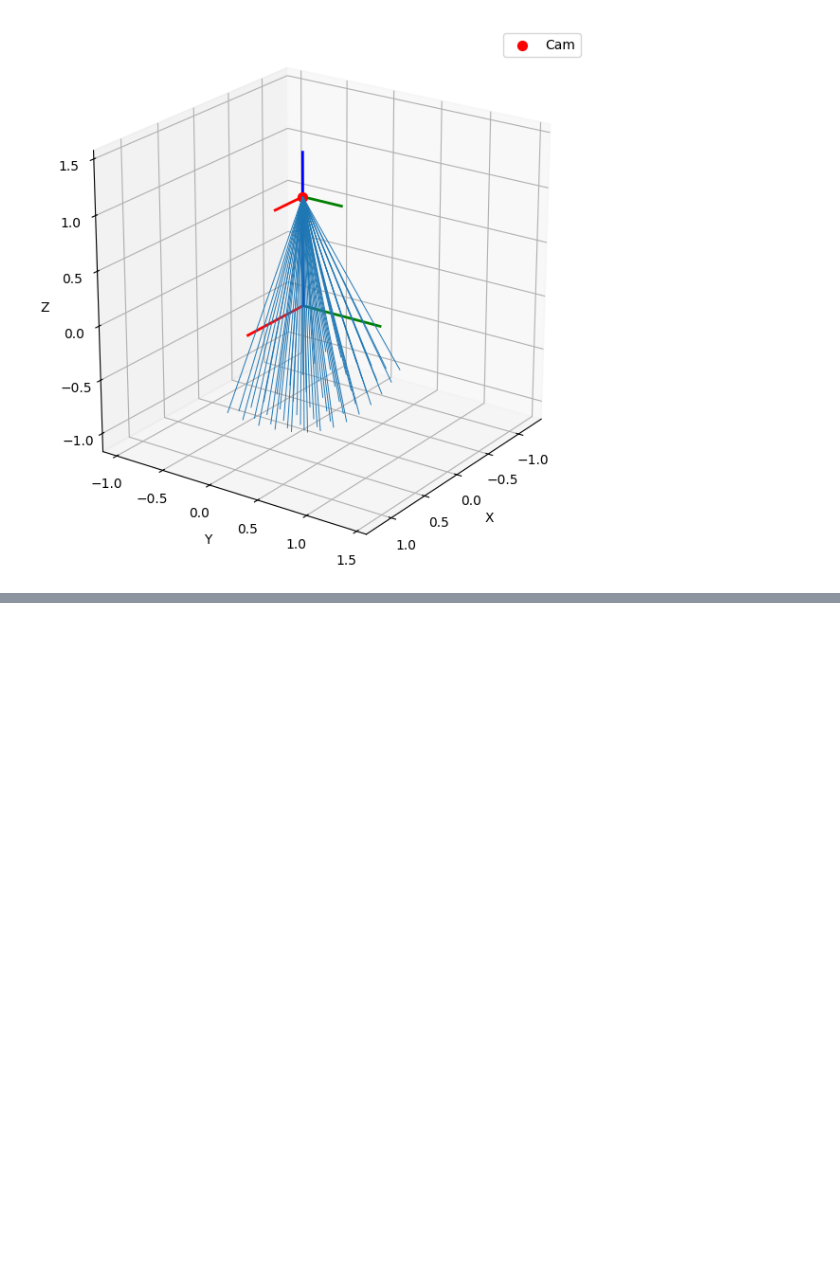
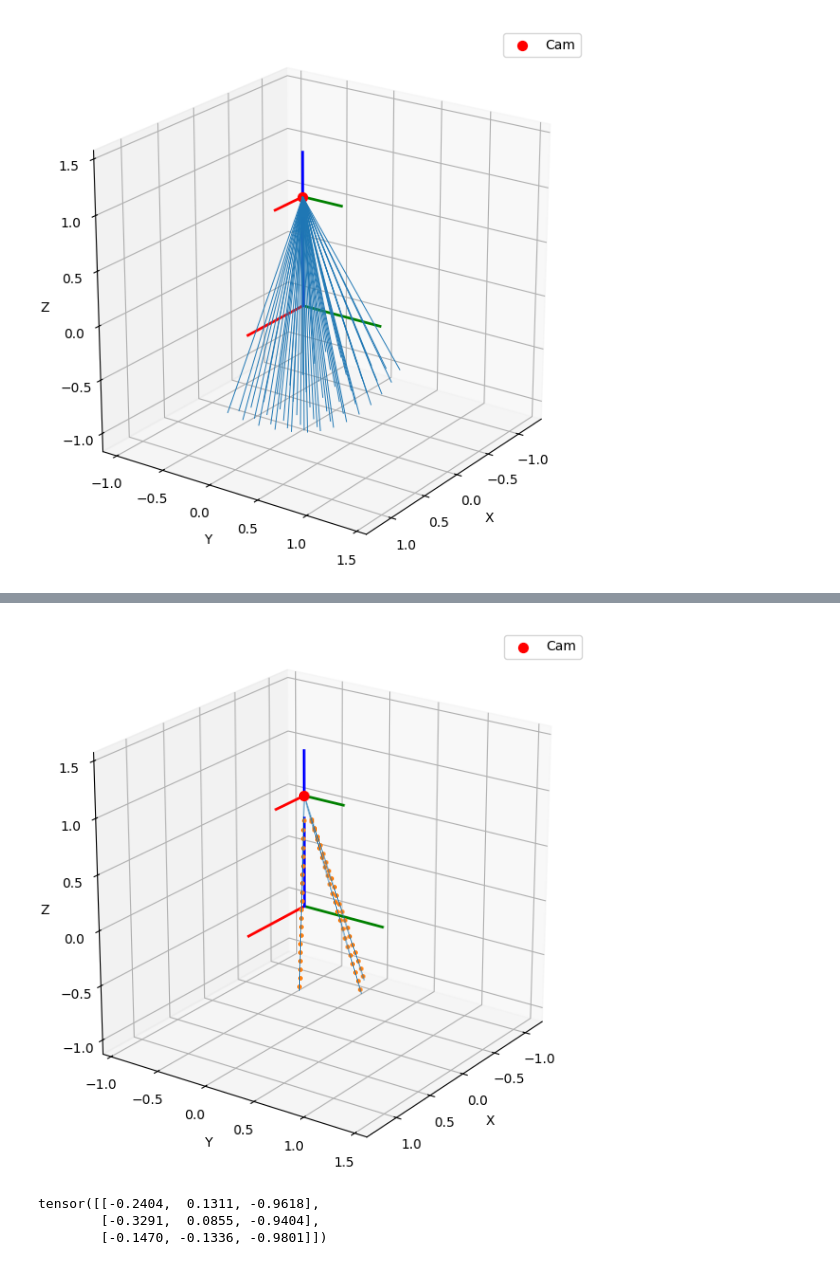
Before and after one commit to WikiGenius/nerf-lab, a Jupyter notebook: examples/demo_camera2.ipynb, the cells around one changed output, grey strips where cells are left out. Drawn from its saved outputs; the diff is of its cells as text; code cells hidden in the pictures; blank space fills up the shorter version.

```diff
--- a/examples/demo_camera2.ipynb
+++ b/examples/demo_camera2.ipynb
@@ -183,0 +191,8 @@ camB.plot_samples(rays_per_pose=20, frame="world", show_rays=True, cam_index=0,
+# %%
+camB.plot_samples(rays_per_pose=3, frame="world", show_rays=True, cam_index=0, deterministic=True, rng=torch.manual_seed(0))
+print(DB[0])
+# %% [output]
+[figure, added]
+tensor([[-0.2404,  0.1311, -0.9618],
+        [-0.3291,  0.0855, -0.9404],
+        [-0.1470, -0.1336, -0.9801]])
```
Also changed, not shown: parts of 6 cells of this notebook, 2 other files.
